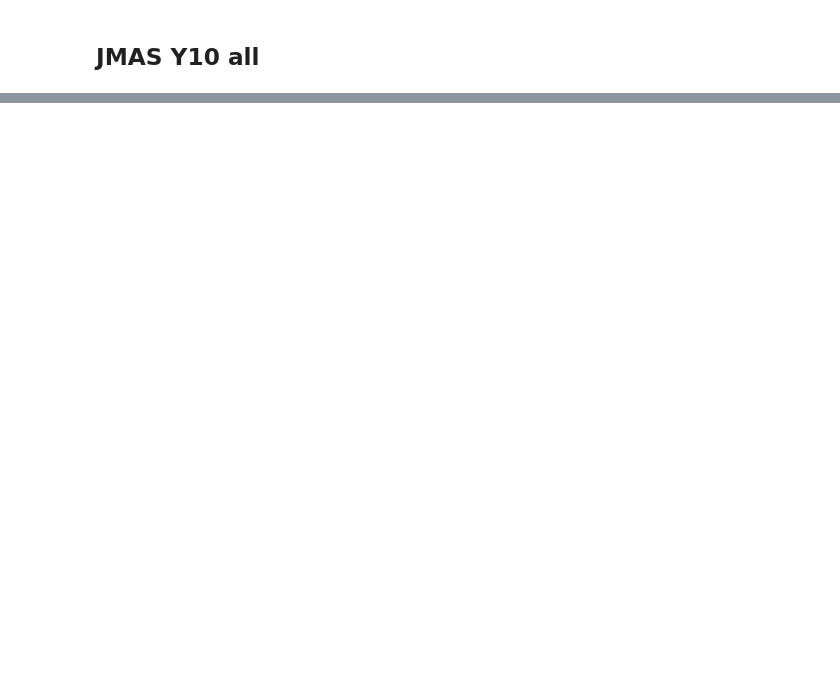
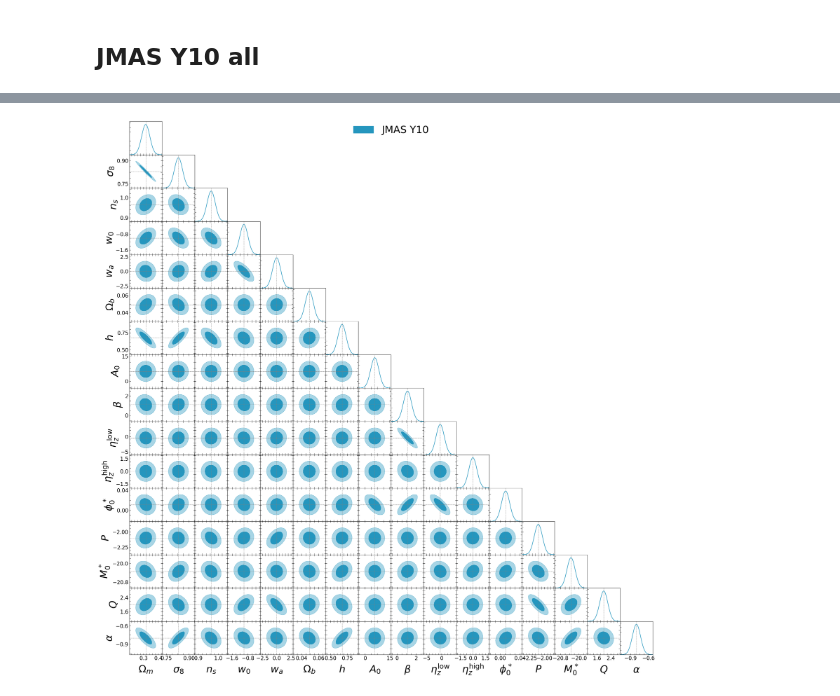
Before and after one commit to nikosarcevic/JMAS, a Jupyter notebook: Corner Plots JMAS.ipynb, the cells around one changed output, grey strips where cells are left out. Cells and saved outputs as stored; diff of their text form; code cells hidden in the pictures; blank space fills up the shorter version.

```diff
--- a/Corner Plots JMAS.ipynb
+++ b/Corner Plots JMAS.ipynb
@@ -117,14 +122,15 @@ lower_covmats = [
     gaussians_clipped["jmas"]["cosmoialf"][year],
 ]
 
-gdplot.triangle_plot(lower_covmats,
+allplot.triangle_plot(lower_covmats,
                      legend_labels=legend_labels,
                      legend_ncol=4,
                      markers=parameters["values"]["jmas"]["cosmoialf"][year],
                      **lower_kwargs)
 
-h.customize_ticks(gdplot)
+h.customize_ticks(allplot)
 
 # Save the figure with the title
 plt.savefig(f"{plots_path}corner_jmas_y{year}_all.pdf", bbox_inches="tight", dpi=dpi["pdf"])
 plt.savefig(f"{plots_path}corner_jmas_y{year}_all.png", bbox_inches="tight", dpi=dpi["png"])
+# %% [output]
@@ -130,0 +139 @@ plt.savefig(f"{plots_path}corner_jmas_y{year}_all.png", bbox_inches="tight", dpi
+[figure, added]
```
Also changed, not shown: parts of 4 cells of this notebook, 17 other files.
